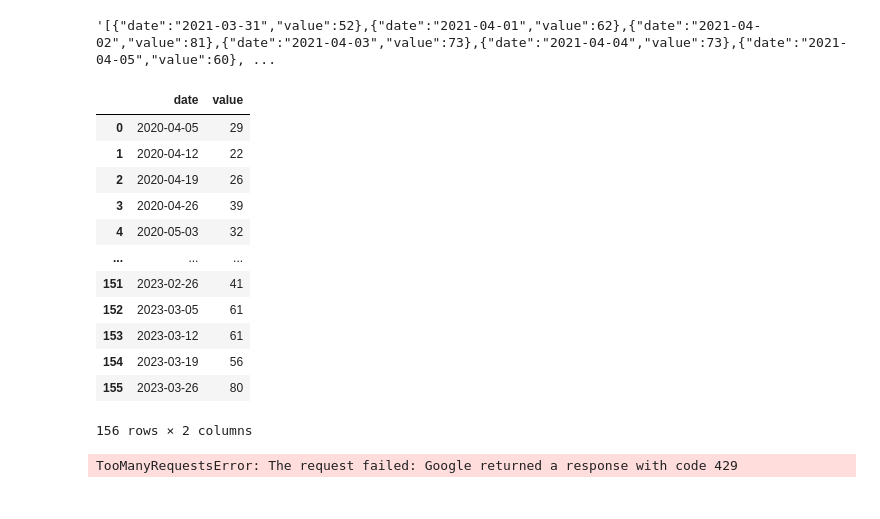
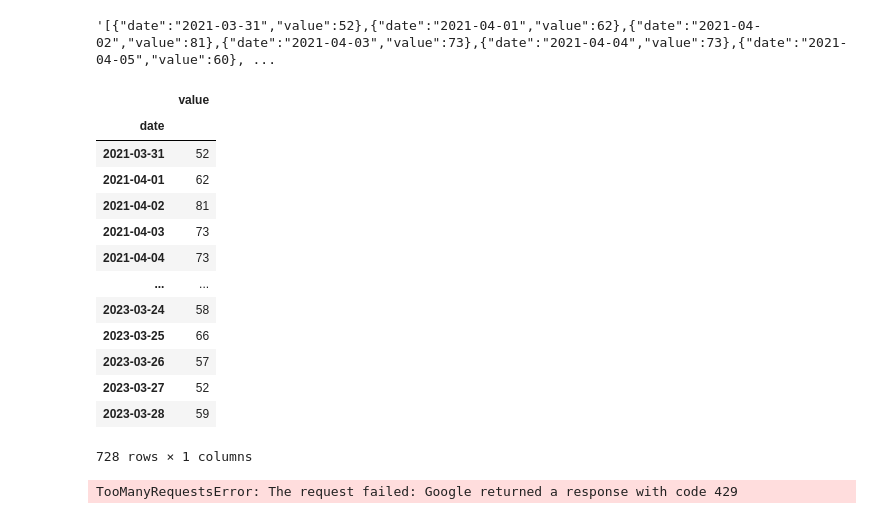
Before and after one commit to web-bee-ru/chestniy-znak-hackathon-2023-task2, a Jupyter notebook: dictionary/server.ipynb, the cells around one changed output. Saved outputs shown, nothing was run; the diff lists cells and outputs as text; code cells hidden in the pictures.

```diff
--- a/dictionary/server.ipynb
+++ b/dictionary/server.ipynb
@@ -8,21 +8,26 @@ json_str
 # %%
 import pandas as pd
 
-pd.read_json(json_str, orient='records')
+stats_df = pd.read_json(json_str, orient='records')
+
+stats_df = stats_df.groupby('date').max('value')
+
+stats_df
 # %% [output]
-|  | date | value |
-| 0 | 2020-04-05 | 29 |
-| 1 | 2020-04-12 | 22 |
-| 2 | 2020-04-19 | 26 |
-| 3 | 2020-04-26 | 39 |
-| 4 | 2020-05-03 | 32 |
-| ... | ... | ... |
-| 151 | 2023-02-26 | 41 |
-| 152 | 2023-03-05 | 61 |
-| 153 | 2023-03-12 | 61 |
-| 154 | 2023-03-19 | 56 |
-| 155 | 2023-03-26 | 80 |
+|  | value |
+| date |  |
+| 2021-03-31 | 52 |
+| 2021-04-01 | 62 |
+| 2021-04-02 | 81 |
+| 2021-04-03 | 73 |
+| 2021-04-04 | 73 |
+| ... | ... |
+| 2023-03-24 | 58 |
+| 2023-03-25 | 66 |
+| 2023-03-26 | 57 |
+| 2023-03-27 | 52 |
+| 2023-03-28 | 59 |
-156 rows × 2 columns
+728 rows × 1 columns
 # %%
 import gtrend
 from pytrends.request import TrendReq
```
Also changed, not shown: parts of 2 cells of this notebook, 22 other files.
